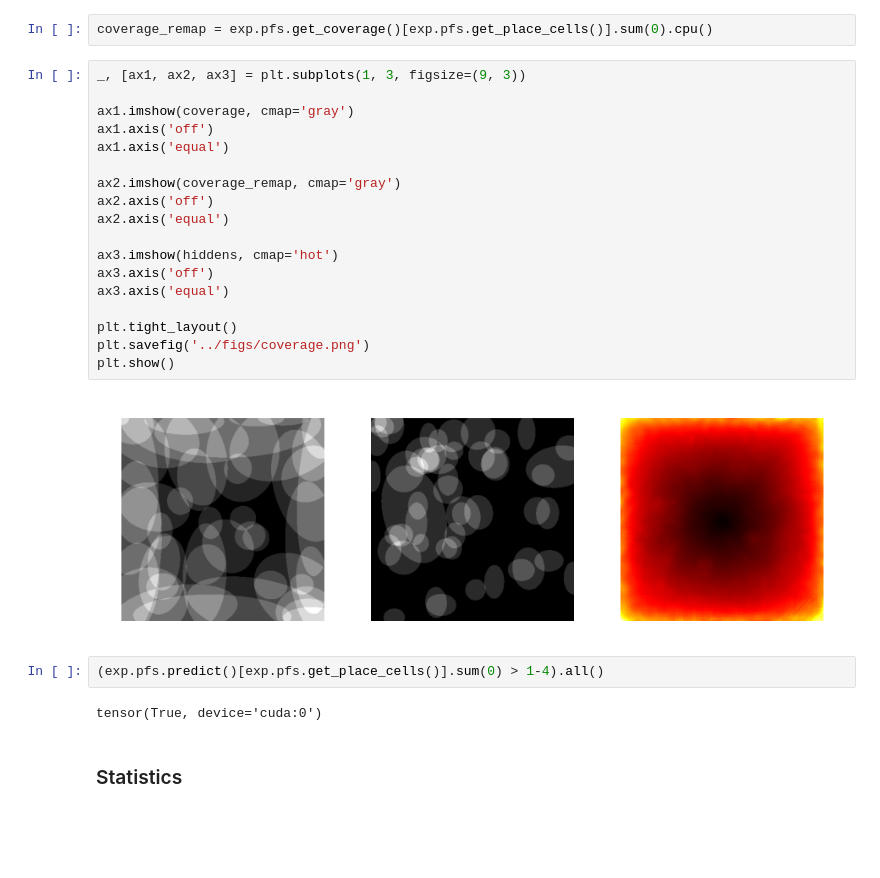
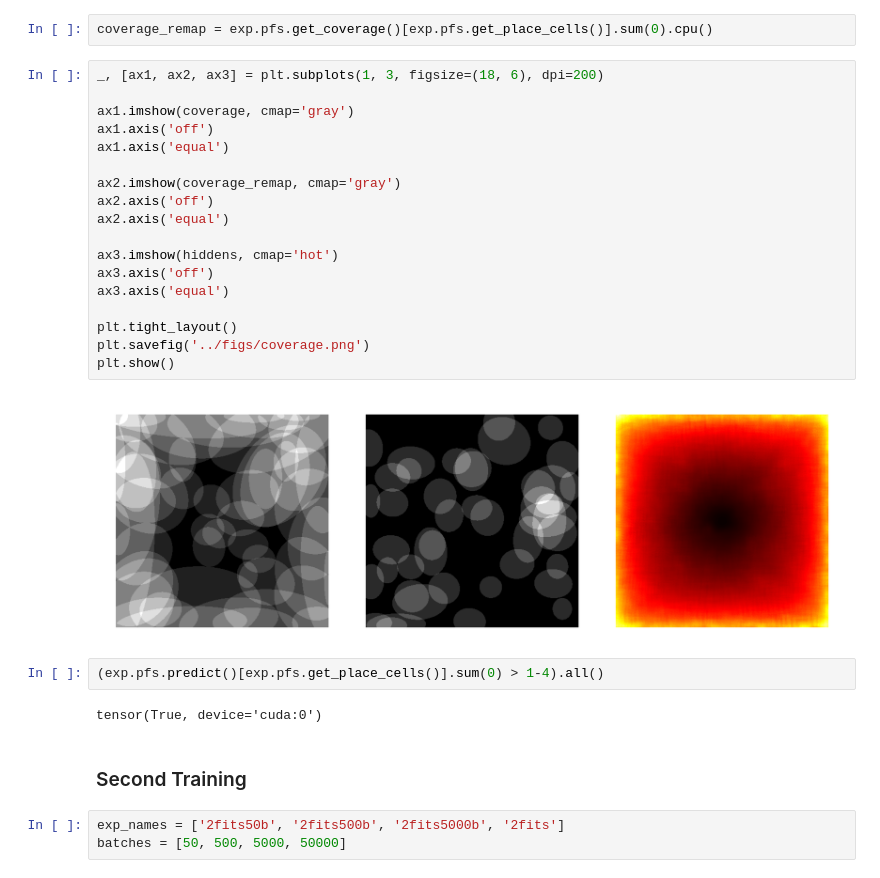
Before and after one commit to ChackMociute/Master-Thesis, a Jupyter notebook: analysis/coverage.ipynb, the cells around one changed output. Cells and saved outputs as stored; diff of their text form; blank space fills up the shorter version.

```diff
--- a/analysis/coverage.ipynb
+++ b/analysis/coverage.ipynb
@@ -89,28 +89,31 @@ exp.load_pfs()
 # %%
 coverage_remap = exp.pfs.get_coverage()[exp.pfs.get_place_cells()].sum(0).cpu()
 # %%
-_, [ax1, ax2, ax3] = plt.subplots(1, 3, figsize=(9, 3))
+_, [ax1, ax2, ax3] = plt.subplots(1, 3, figsize=(18, 6), dpi=200)
 
 ax1.imshow(coverage, cmap='gray')
 ax1.axis('off')
 ax1.axis('equal')
 
 ax2.imshow(coverage_remap, cmap='gray')
 ax2.axis('off')
 ax2.axis('equal')
 
 ax3.imshow(hiddens, cmap='hot')
 ax3.axis('off')
 ax3.axis('equal')
 
 plt.tight_layout()
 plt.savefig('../figs/coverage.png')
 plt.show()
 # %% [output]
-[figure, old version]
+[figure, new version]
 # %%
 (exp.pfs.predict()[exp.pfs.get_place_cells()].sum(0) > 1-4).all()
 # %% [output]
 tensor(True, device='cuda:0')
-# %% [markdown]
-### Statistics
+# %% [markdown]
+### Second Training
+# %%
+exp_names = ['2fits50b', '2fits500b', '2fits5000b', '2fits']
+batches = [50, 500, 5000, 50000]
```
Also changed, not shown: parts of 8 cells of this notebook, 2 other files.
